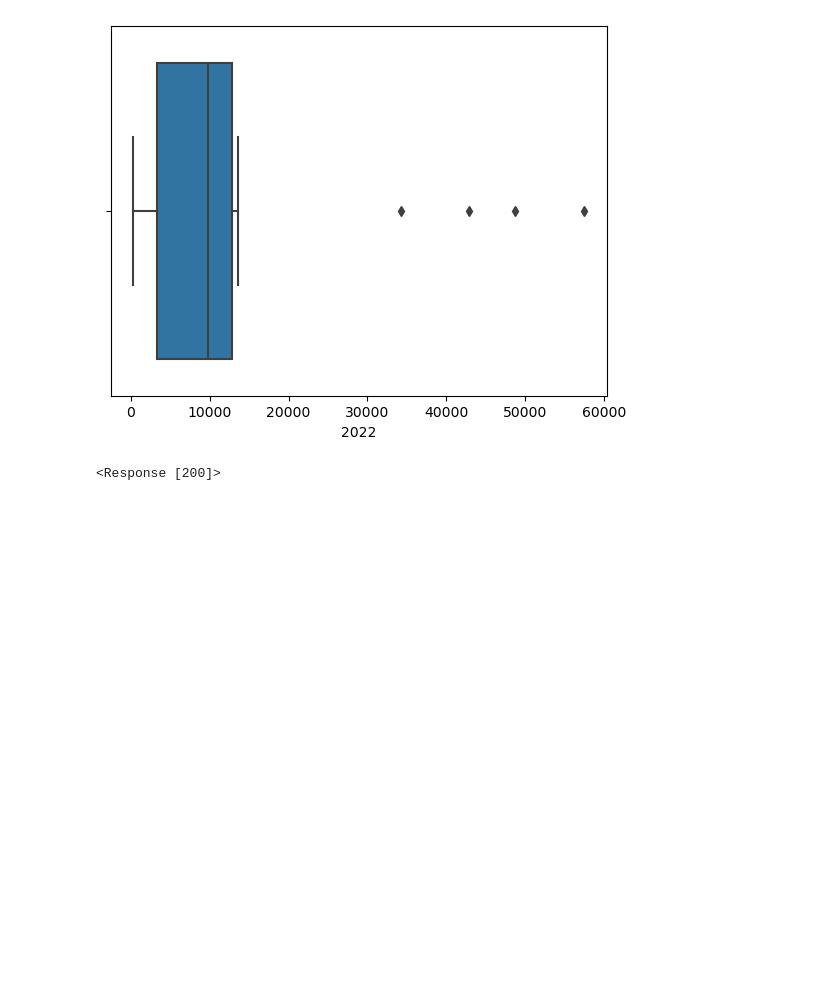
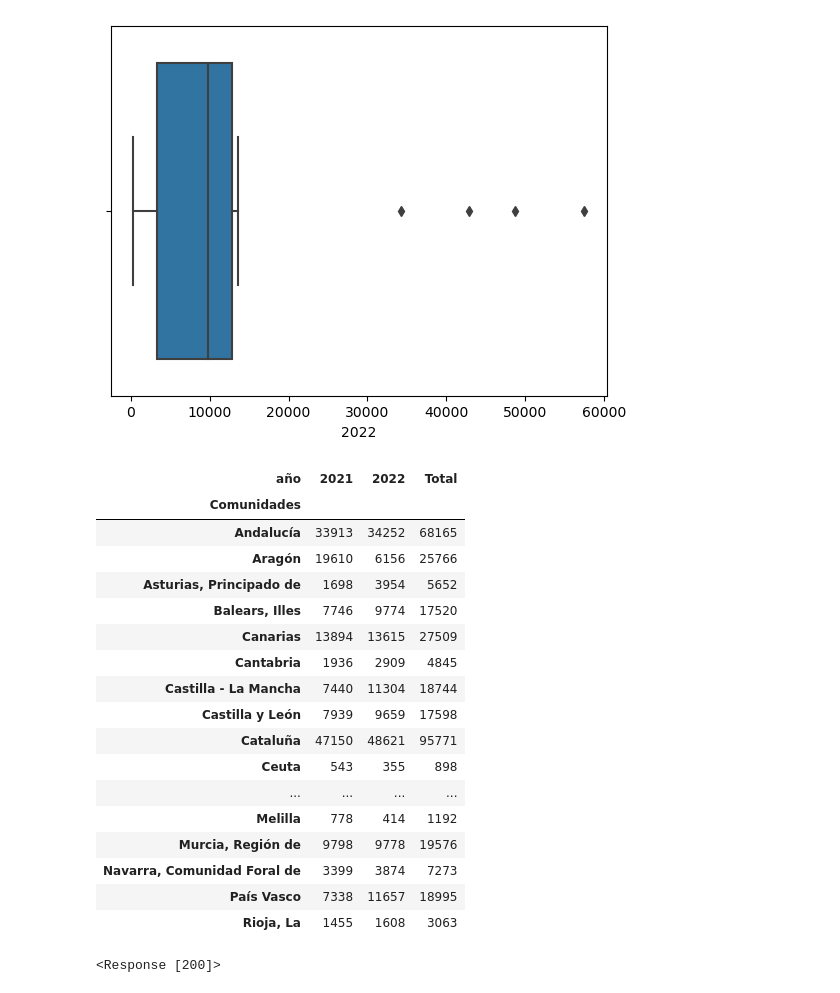
Before and after one commit to monicaclaros/ETL_P4, a Jupyter notebook: principal.ipynb, the cells around one changed output. Saved outputs shown, nothing was run; the diff lists cells and outputs as text; code cells hidden in the pictures; blank space fills up the shorter version.

```diff
--- a/principal.ipynb
+++ b/principal.ipynb
@@ -191,3 +188,26 @@ df_madrid_2022 = migration[(migration['Comunidades y ciudades autónomas'] == 'M
+# %%
+#sumar columnas de dos años, casi 541919 personas migrantes
+ccaa_2022['Total'] = ccaa_2022['2021'] + ccaa_2022['2022']
+ccaa_2022
+# %% [output]
+| año | 2021 | 2022 | Total |
+| Comunidades |  |  |  |
+| Andalucía | 33913 | 34252 | 68165 |
+| Aragón | 19610 | 6156 | 25766 |
+| Asturias, Principado de | 1698 | 3954 | 5652 |
+| Balears, Illes | 7746 | 9774 | 17520 |
+| Canarias | 13894 | 13615 | 27509 |
+| Cantabria | 1936 | 2909 | 4845 |
+| Castilla - La Mancha | 7440 | 11304 | 18744 |
+| Castilla y León | 7939 | 9659 | 17598 |
+| Cataluña | 47150 | 48621 | 95771 |
+| Ceuta | 543 | 355 | 898 |
+| ... | ... | ... | ... |
+| Melilla | 778 | 414 | 1192 |
+| Murcia, Región de | 9798 | 9778 | 19576 |
+| Navarra, Comunidad Foral de | 3399 | 3874 | 7273 |
+| País Vasco | 7338 | 11657 | 18995 |
+| Rioja, La | 1455 | 1608 | 3063 |
 # %%
 #Web Scrapping datos.gob.es
 
```
Also changed, not shown: parts of 5 cells of this notebook.
